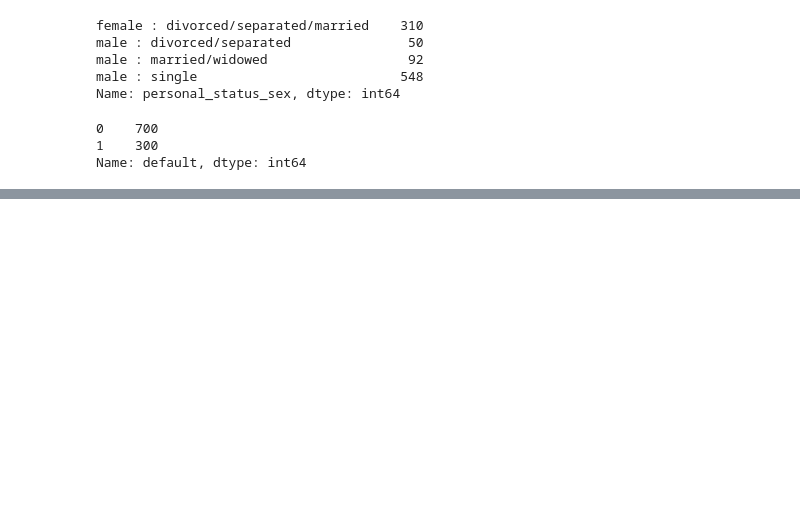
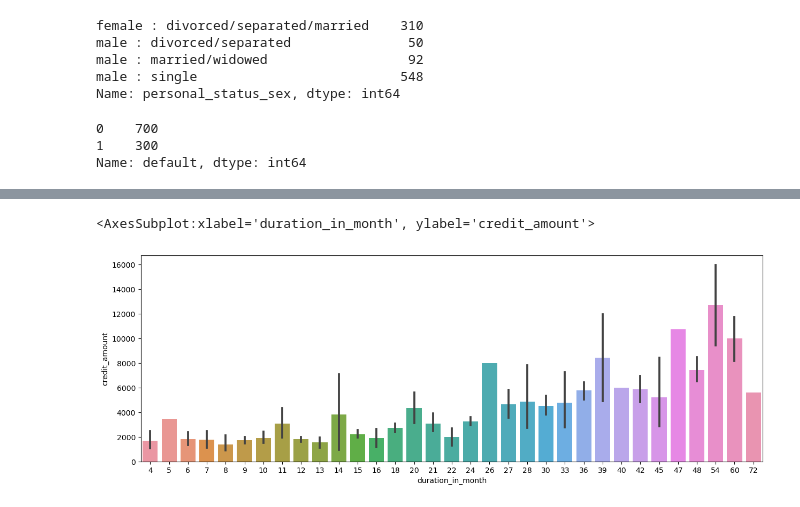
Before and after one commit to BrunoASNascimento/ml_study, a Jupyter notebook: logistic_regression/machine-learning-credit-scoring.ipynb, the cells around one changed output, grey strips where cells are left out. Cells and saved outputs as stored; diff of their text form; code cells hidden in the pictures; blank space fills up the shorter version.

```diff
--- a/logistic_regression/machine-learning-credit-scoring.ipynb
+++ b/logistic_regression/machine-learning-credit-scoring.ipynb
@@ -329,0 +346,6 @@ Name: default, dtype: int64
+# %%
+plt.figure(figsize=(15, 5))
+sns.barplot(x='duration_in_month', y='credit_amount',data=df_german_credit)
+# %% [output]
+<AxesSubplot:xlabel='duration_in_month', ylabel='credit_amount'>
+[figure, added]
```
Also changed, not shown: parts of 6 cells of this notebook.
